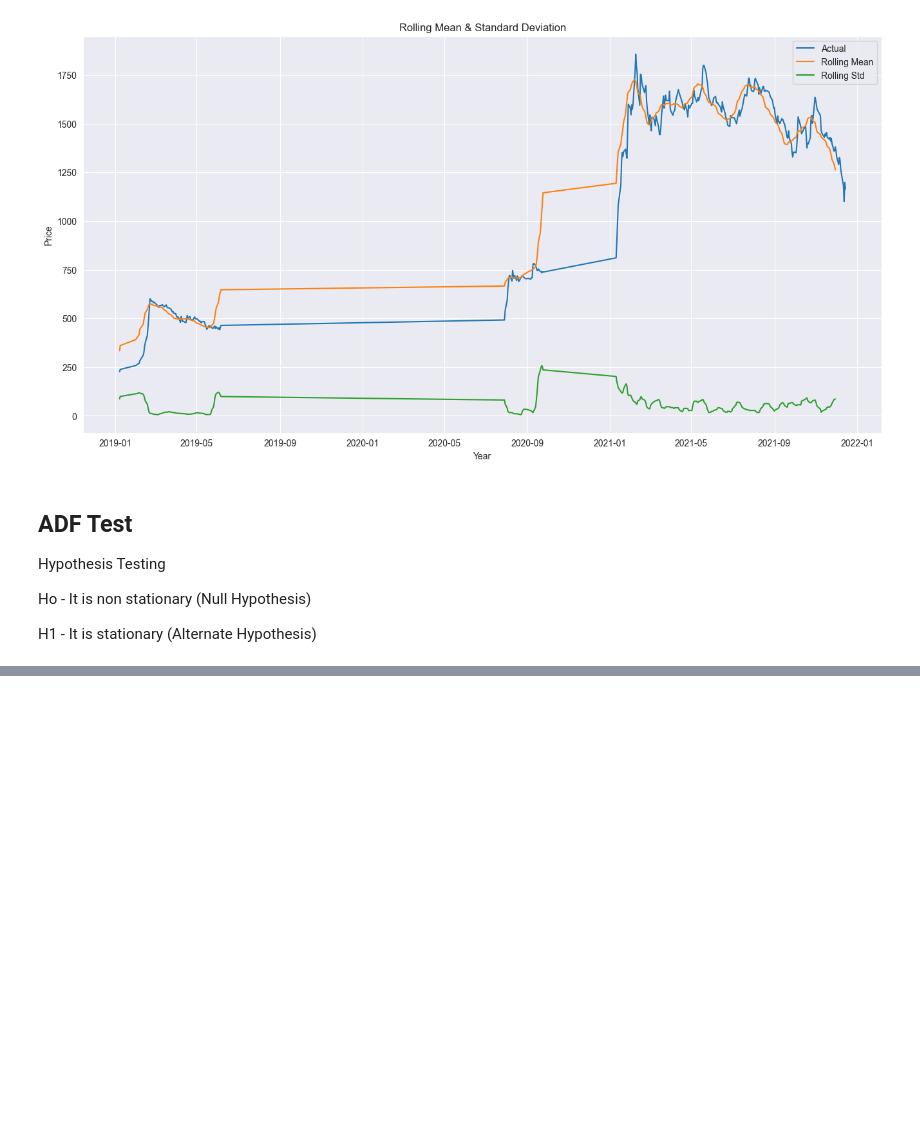
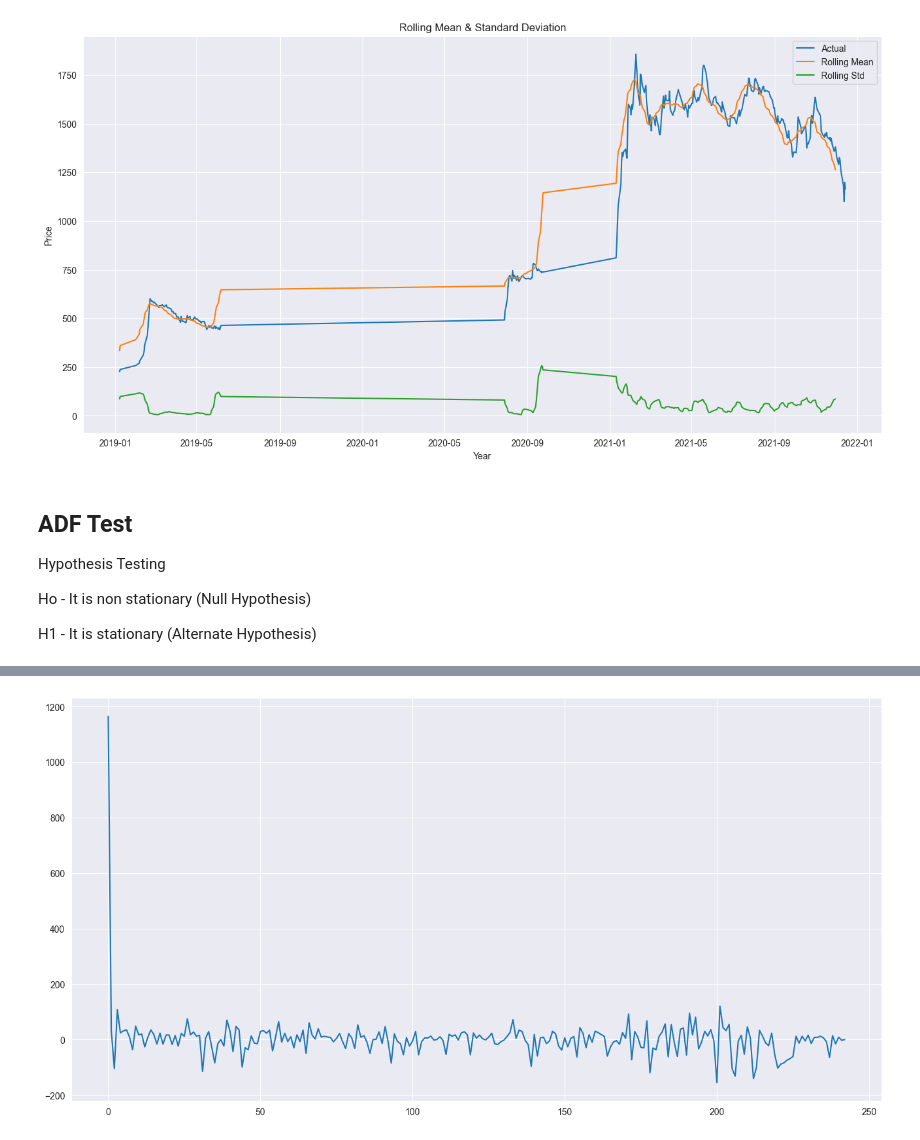
Before and after one commit to sprasapradip/machine-learning, a Jupyter notebook: nepal-stock-exchange(nepse)/nepse.ipynb, the cells around one changed output, grey strips where cells are left out. Saved outputs shown, nothing was run; the diff lists cells and outputs as text; code cells hidden in the pictures; blank space fills up the shorter version.

```diff
--- a/nepal-stock-exchange(nepse)/nepse.ipynb
+++ b/nepal-stock-exchange(nepse)/nepse.ipynb
@@ -98,0 +157,7 @@ H1 - It is stationary (Alternate Hypothesis)
+# %%
+# Assuming you have already imported necessary libraries (e.g., pandas, sklearn)
+from sklearn.model_selection import train_test_split
+
+# Splitting the DataFrame into train and test sets
+X_train, X_test = train_test_split(df['Close Price'], test_size=0.30, shuffle=False)
+print(X_train.shape, X_test.shape)
@@ -98,0 +169,13 @@ H1 - It is stationary (Alternate Hypothesis)
+# %%
+from statsmodels.tsa.statespace.sarimax import SARIMAX
+
+# ARIMA Model
+model = SARIMAX(X_train, order=(p, d, q))
+result = model.fit(disp=0)
+print(result.summary())
+
+
+# # ARIMA Model
+# model = ARIMA(X_train, order=(p, d, q))
+# result = model.fit(disp=0)
+# result.summary()
@@ -98,0 +200,10 @@ H1 - It is stationary (Alternate Hypothesis)
+# %%
+# Plotting residual errors
+residuals = pd.DataFrame(result.resid)
+
+plt.plot(residuals)
+plt.show()
+
+# The residual mean is centered around 0
+# %% [output]
+[figure, added]
```
Also changed, not shown: parts of 15 cells of this notebook.
